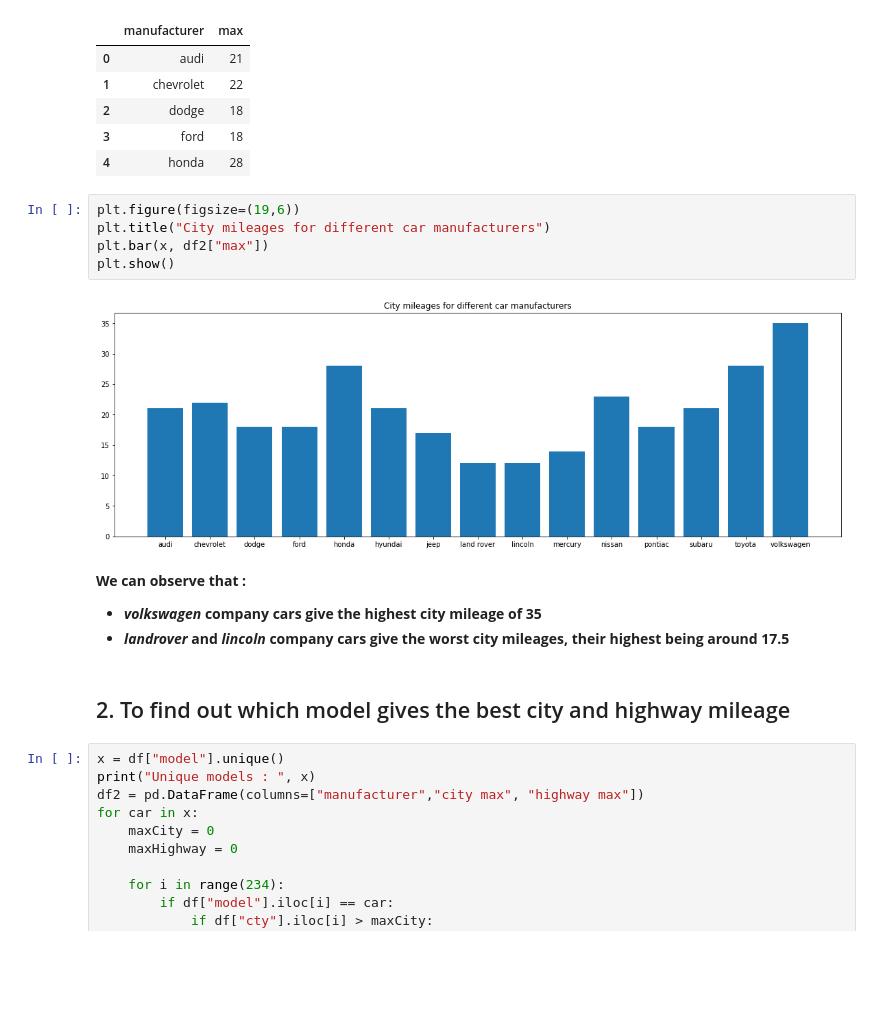
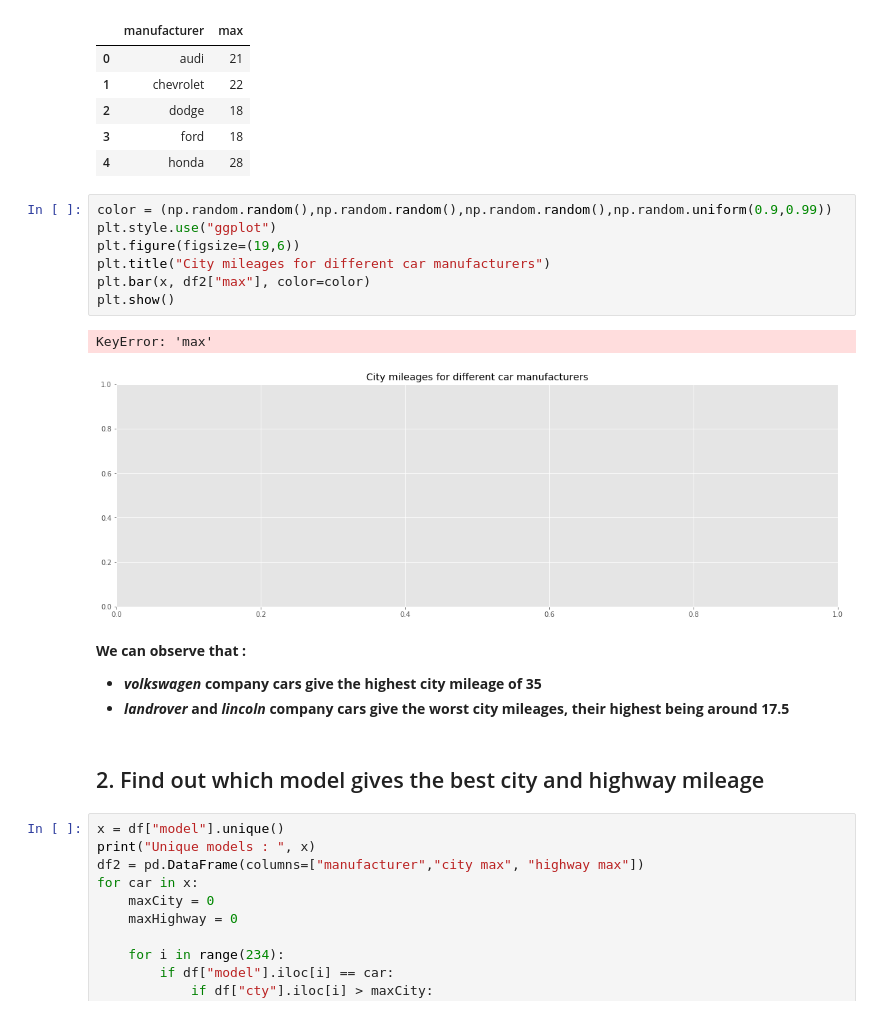
Before and after one commit to anish2197/data-analystics, a Jupyter notebook: Day 2.ipynb, the cells around one changed output. Drawn from its saved outputs; the diff is of its cells as text; blank space fills up the shorter version.

```diff
--- a/Day 2.ipynb
+++ b/Day 2.ipynb
@@ -65,18 +66,21 @@ df2.head()
 | 3 | ford | 18 |
 | 4 | honda | 28 |
 # %%
+color = (np.random.random(),np.random.random(),np.random.random(),np.random.uniform(0.9,0.99))
+plt.style.use("ggplot")
 plt.figure(figsize=(19,6))
 plt.title("City mileages for different car manufacturers")
-plt.bar(x, df2["max"])
+plt.bar(x, df2["max"], color=color)
 plt.show()
 # %% [output]
+KeyError: 'max'
-[figure, old version]
+[figure, new version]
 # %% [markdown]
 **We can observe that :**
 * ***volkswagen* company cars give the highest city mileage of 35**
 * ***landrover* and *lincoln* company cars give the worst city mileages, their highest being around 17.5**
 # %% [markdown]
-## 2. To find out which model gives the best city and highway mileage
+## 2. Find out which model gives the best city and highway mileage
 # %%
 x = df["model"].unique()
 print("Unique models : ", x)
```
Also changed, not shown: parts of 13 cells of this notebook.
